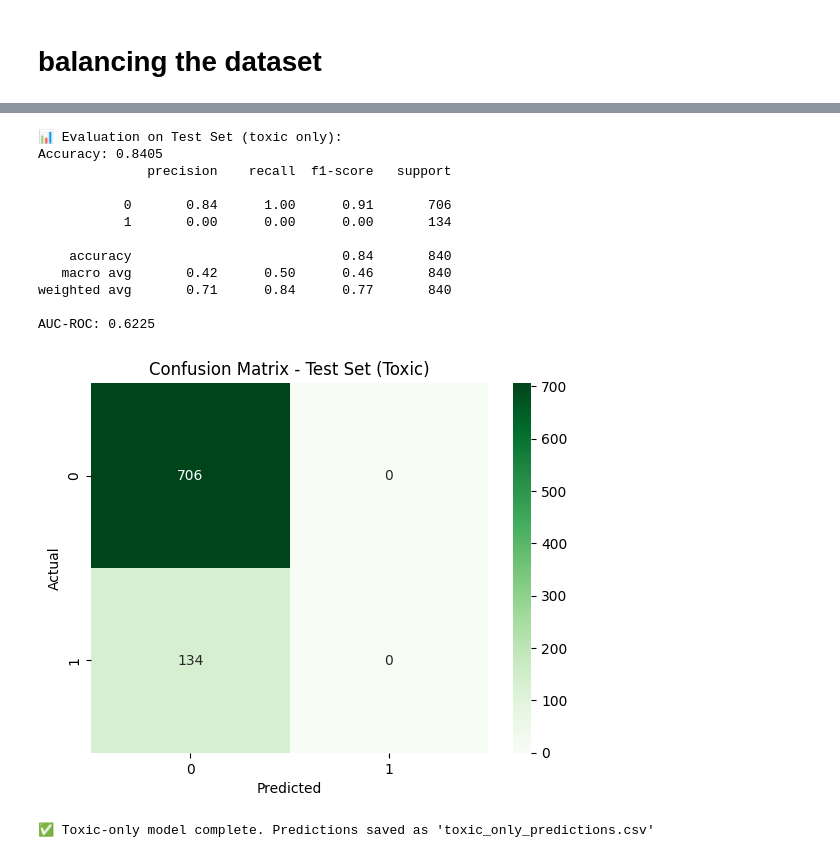
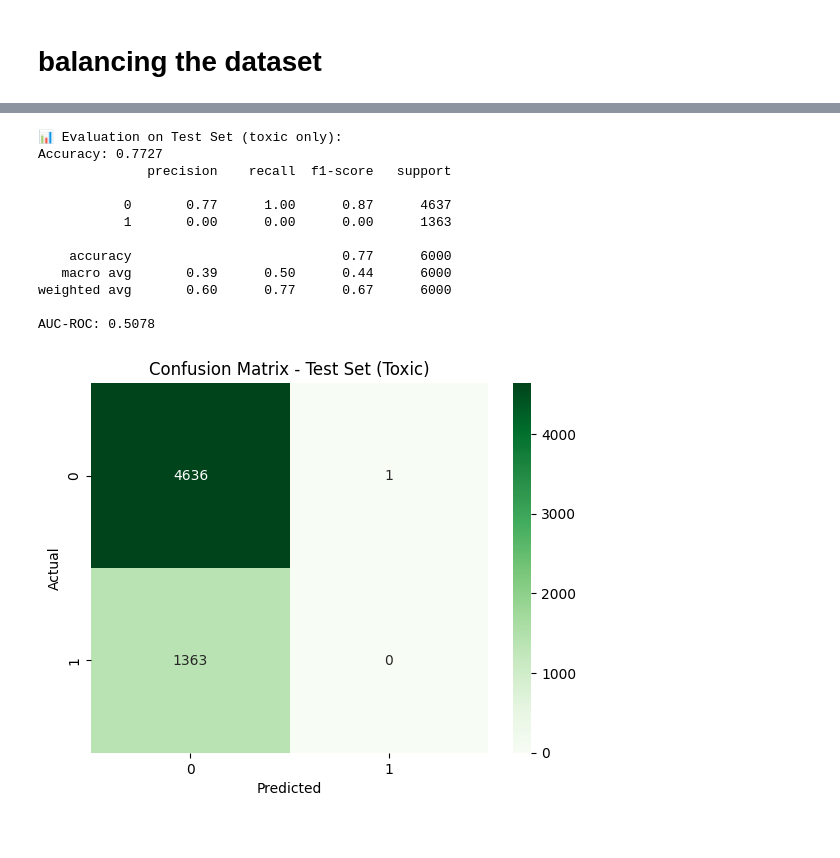
Before and after one commit to samratabduljalil/Offensive-Language-Classification, a Jupyter notebook: Task/model1_implementation.ipynb, the cells around one changed output, grey strips where cells are left out. Drawn from its saved outputs; the diff is of its cells as text; code cells hidden in the pictures.

```diff
--- a/Task/model1_implementation.ipynb
+++ b/Task/model1_implementation.ipynb
@@ -81,5 +85,6 @@ test.drop('Index', axis=1, inplace=True)
 test['toxic'] = test['toxic'].dropna()
 test = test.dropna(subset=['toxic'])
 test['toxic'] = test['toxic'].astype(int)
+test = test.rename(columns={'content': 'feedback_text'})
 print(test.tail(5))
 # %% [output]
@@ -510,46 +499,37 @@ AUC-ROC: 0.9470
 # %%
-# ================================
-# Predict on Test Set
-# ================================
-test_preds = pipeline.predict(test_df['clean_text'])
-test_proba = pipeline.predict_proba(test_df['clean_text'])[:, 1]
+
+# Predict and evaluation on Test Set
+
+Y_test = test_df['toxic']
+X_test = test_df[['clean_text'] + meta_features]
+test_preds = pipeline.predict(X_test)
+test_proba = pipeline.predict_proba(X_test)[:, 1]
 
 # ✅ Evaluate on Test Set (if it has 'toxic' labels)
 if 'toxic' in test_df.columns:
     print("\n📊 Evaluation on Test Set (toxic only):")
-    print(f"Accuracy: {accuracy_score(test_df['toxic'], test_preds):.4f}")
-    print(classification_report(test_df['toxic'], test_preds))
-    print(f"AUC-ROC: {roc_auc_score(test_df['toxic'], test_proba):.4f}")
+    print(f"Accuracy: {accuracy_score(Y_test, test_preds):.4f}")
+    print(classification_report(Y_test, test_preds))
+    print(f"AUC-ROC: {roc_auc_score(Y_test, test_proba):.4f}")
 
     # Confusion Matrix for Test Set
-    sns.heatmap(confusion_matrix(test_df['toxic'], test_preds), annot=True, fmt="d", cmap="Greens")
+    sns.heatmap(confusion_matrix(Y_test, test_preds), annot=True, fmt="d", cmap="Greens")
     plt.title("Confusion Matrix - Test Set (Toxic)")
     plt.xlabel("Predicted")
     plt.ylabel("Actual")
     plt.show()
-
-# Save Submission
-submission_df = pd.DataFrame({
-    'id': test_df['id'],
-    'toxic': test_preds,
-    'toxic_probability': test_proba
-})
-submission_df.to_csv("toxic_only_predictions.csv", index=False)
-
-print("\n✅ Toxic-only model complete. Predictions saved as 'toxic_only_predictions.csv'")
 # %% [output]
 📊 Evaluation on Test Set (toxic only):
-Accuracy: 0.8405
+Accuracy: 0.7727
               precision    recall  f1-score   support
 
-           0       0.84      1.00      0.91       706
-           1       0.00      0.00      0.00       134
+           0       0.77      1.00      0.87      4637
+           1       0.00      0.00      0.00      1363
 
-    accuracy                           0.84       840
-   macro avg       0.42      0.50      0.46       840
-weighted avg       0.71      0.84      0.77       840
+    accuracy                           0.77      6000
+   macro avg       0.39      0.50      0.44      6000
+weighted avg       0.60      0.77      0.67      6000
 
-AUC-ROC: 0.6225
+AUC-ROC: 0.5078
-[figure, old version]
+[figure, new version]
-✅ Toxic-only model complete. Predictions saved as 'toxic_only_predictions.csv'
 # %%
```
Also changed, not shown: parts of 28 cells of this notebook, 3 other files.
